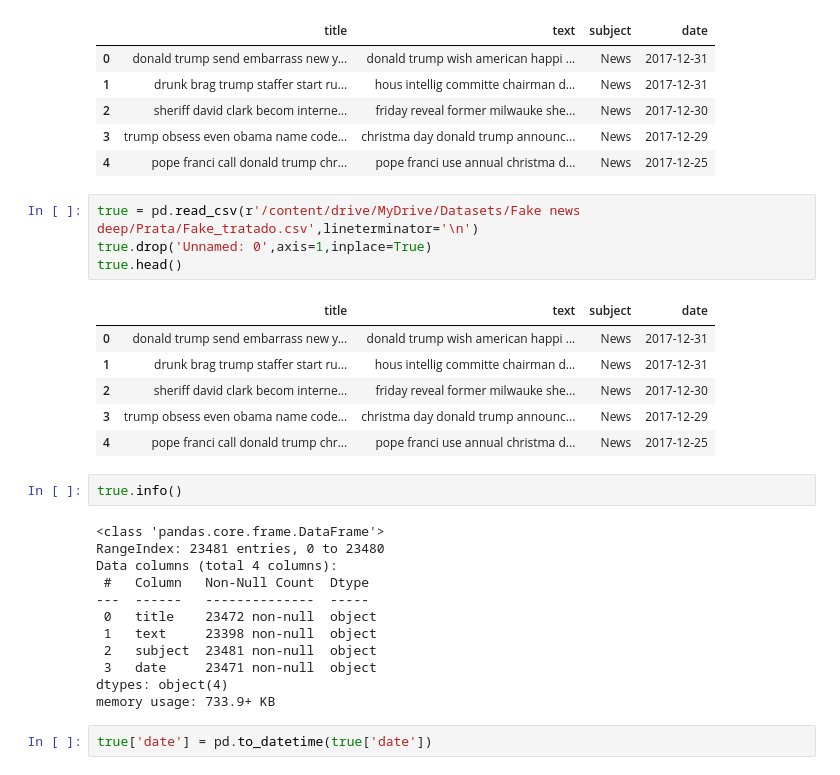
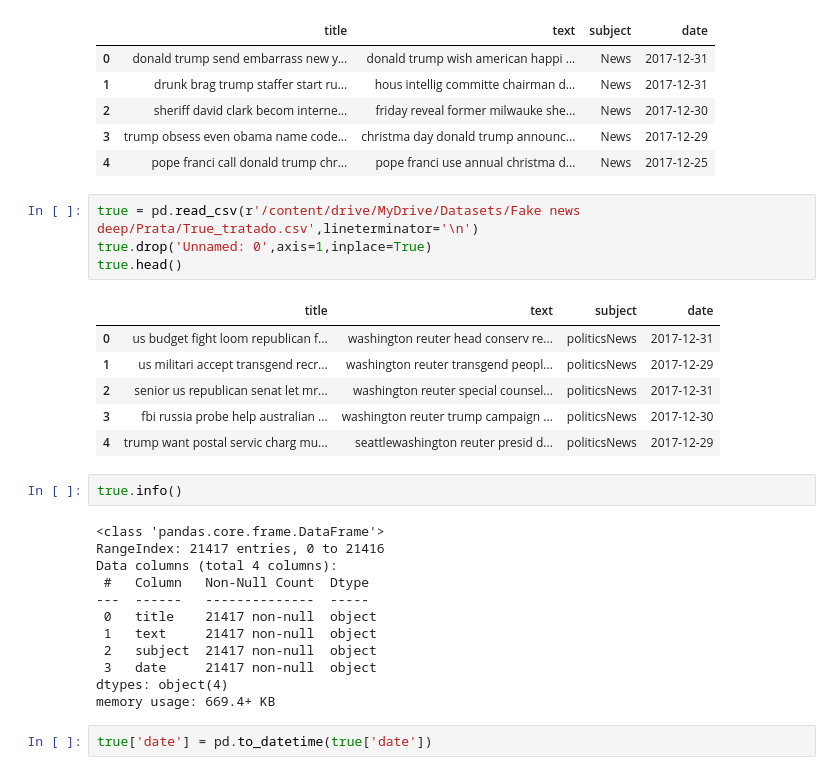
Before and after one commit to gustavoramos82/Classificando-Fake-News-, a Jupyter notebook: Notebooks/Classificando_Fake_News_Análise_por_Ano.ipynb, the cells around one changed output. Cells and saved outputs as stored; diff of their text form.

```diff
--- a/Notebooks/Classificando_Fake_News_Análise_por_Ano.ipynb
+++ b/Notebooks/Classificando_Fake_News_Análise_por_Ano.ipynb
@@ -24,30 +24,30 @@ fake.head()
 | 3 | trump obsess even obama name code... | christma day donald trump announc... | News | 2017-12-29 |
 | 4 | pope franci call donald trump chr... | pope franci use annual christma d... | News | 2017-12-25 |
 # %%
-true = pd.read_csv(r'/content/drive/MyDrive/Datasets/Fake news deep/Prata/Fake_tratado.csv',lineterminator='\n')
+true = pd.read_csv(r'/content/drive/MyDrive/Datasets/Fake news deep/Prata/True_tratado.csv',lineterminator='\n')
 true.drop('Unnamed: 0',axis=1,inplace=True)
 true.head()
 # %% [output]
 |  | title | text | subject | date |
-| 0 | donald trump send embarrass new y... | donald trump wish american happi ... | News | 2017-12-31 |
-| 1 | drunk brag trump staffer start ru... | hous intellig committe chairman d... | News | 2017-12-31 |
-| 2 | sheriff david clark becom interne... | friday reveal former milwauke she... | News | 2017-12-30 |
-| 3 | trump obsess even obama name code... | christma day donald trump announc... | News | 2017-12-29 |
-| 4 | pope franci call donald trump chr... | pope franci use annual christma d... | News | 2017-12-25 |
+| 0 | us budget fight loom republican f... | washington reuter head conserv re... | politicsNews | 2017-12-31 |
+| 1 | us militari accept transgend recr... | washington reuter transgend peopl... | politicsNews | 2017-12-29 |
+| 2 | senior us republican senat let mr... | washington reuter special counsel... | politicsNews | 2017-12-31 |
+| 3 | fbi russia probe help australian ... | washington reuter trump campaign ... | politicsNews | 2017-12-30 |
+| 4 | trump want postal servic charg mu... | seattlewashington reuter presid d... | politicsNews | 2017-12-29 |
 # %%
 true.info()
 # %% [output]
 <class 'pandas.core.frame.DataFrame'>
-RangeIndex: 23481 entries, 0 to 23480
+RangeIndex: 21417 entries, 0 to 21416
 Data columns (total 4 columns):
  #   Column   Non-Null Count  Dtype
 ---  ------   --------------  -----
- 0   title    23472 non-null  object
- 1   text     23398 non-null  object
- 2   subject  23481 non-null  object
- 3   date     23471 non-null  object
+ 0   title    21417 non-null  object
+ 1   text     21417 non-null  object
+ 2   subject  21417 non-null  object
+ 3   date     21417 non-null  object
 dtypes: object(4)
-memory usage: 733.9+ KB
+memory usage: 669.4+ KB
 # %%
 true['date'] = pd.to_datetime(true['date'])
 # %%
```
Also changed, not shown: parts of 11 cells of this notebook.
